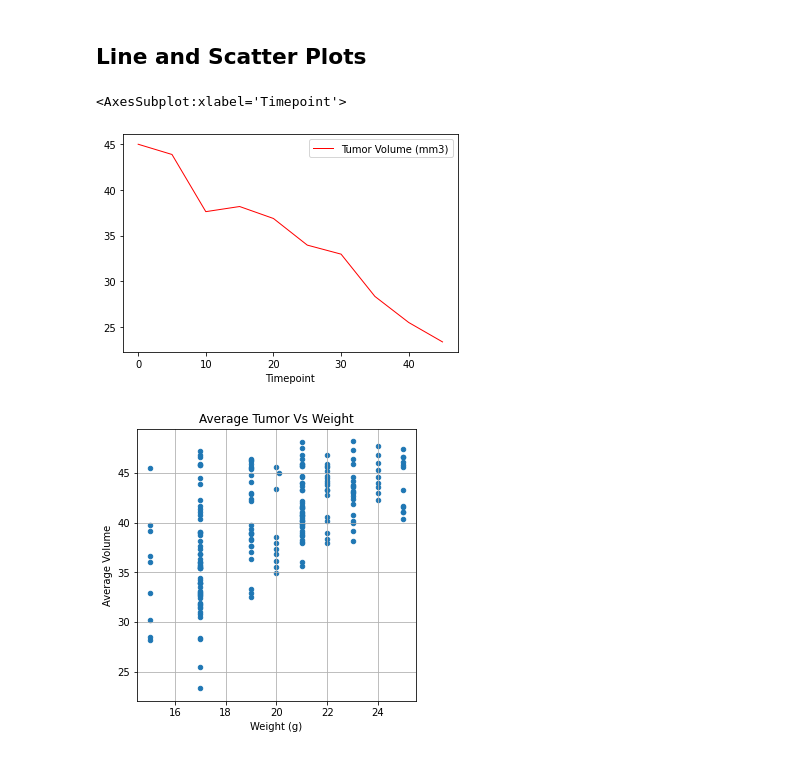
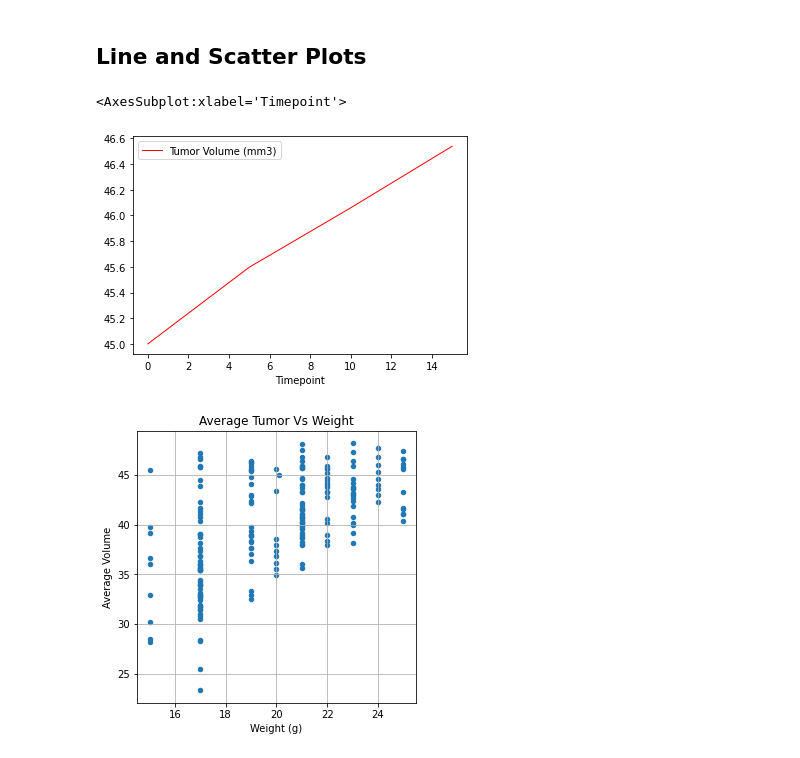
Before and after one commit to aespinosa49/Matplotlib_Challenge-, a Jupyter notebook: Pymaceuticals/pymaceuticals_starter.ipynb, the cells around one changed output. Saved outputs shown, nothing was run; the diff lists cells and outputs as text; code cells hidden in the pictures.

```diff
--- a/Pymaceuticals/pymaceuticals_starter.ipynb
+++ b/Pymaceuticals/pymaceuticals_starter.ipynb
@@ -259,14 +379,14 @@ GreatestTP = Regimen_Breakdown.loc[Regimen_Breakdown["Timepoint"] == 45]
 # %%
 # Generate a line plot of tumor volume vs. time point for a mouse treated with Capomulin
 Capomlin_Selection = combine_micedf.loc[combine_micedf["Drug Regimen"] == "Capomulin"]
 Capomlin_Selection = Capomlin_Selection.reset_index()
-Capomlin_Mouse_2 = Capomlin_Selection.loc[Capomlin_Selection["Mouse ID"] == "s185"]
+Capomlin_Mouse_2 = Capomlin_Selection.loc[Capomlin_Selection["Mouse ID"] == "r157"]
 Capomlin_Mouse = Capomlin_Mouse_2.loc[:,["Timepoint","Tumor Volume (mm3)"]]
 Capomlin_Mouse = Capomlin_Mouse.reset_index(drop=True)
 Capomlin_Mouse.set_index("Timepoint").plot(color="red", linewidth=1)
 # %% [output]
 <AxesSubplot:xlabel='Timepoint'>
-[figure, old version]
+[figure, new version]
 # %%
 # Generate a scatter plot of average tumor volume vs. mouse weight for the Capomulin regimen
 Capomlin_Selection = combine_micedf.loc[combine_micedf["Drug Regimen"] == "Capomulin"]
```
Also changed, not shown: parts of 9 cells of this notebook.
